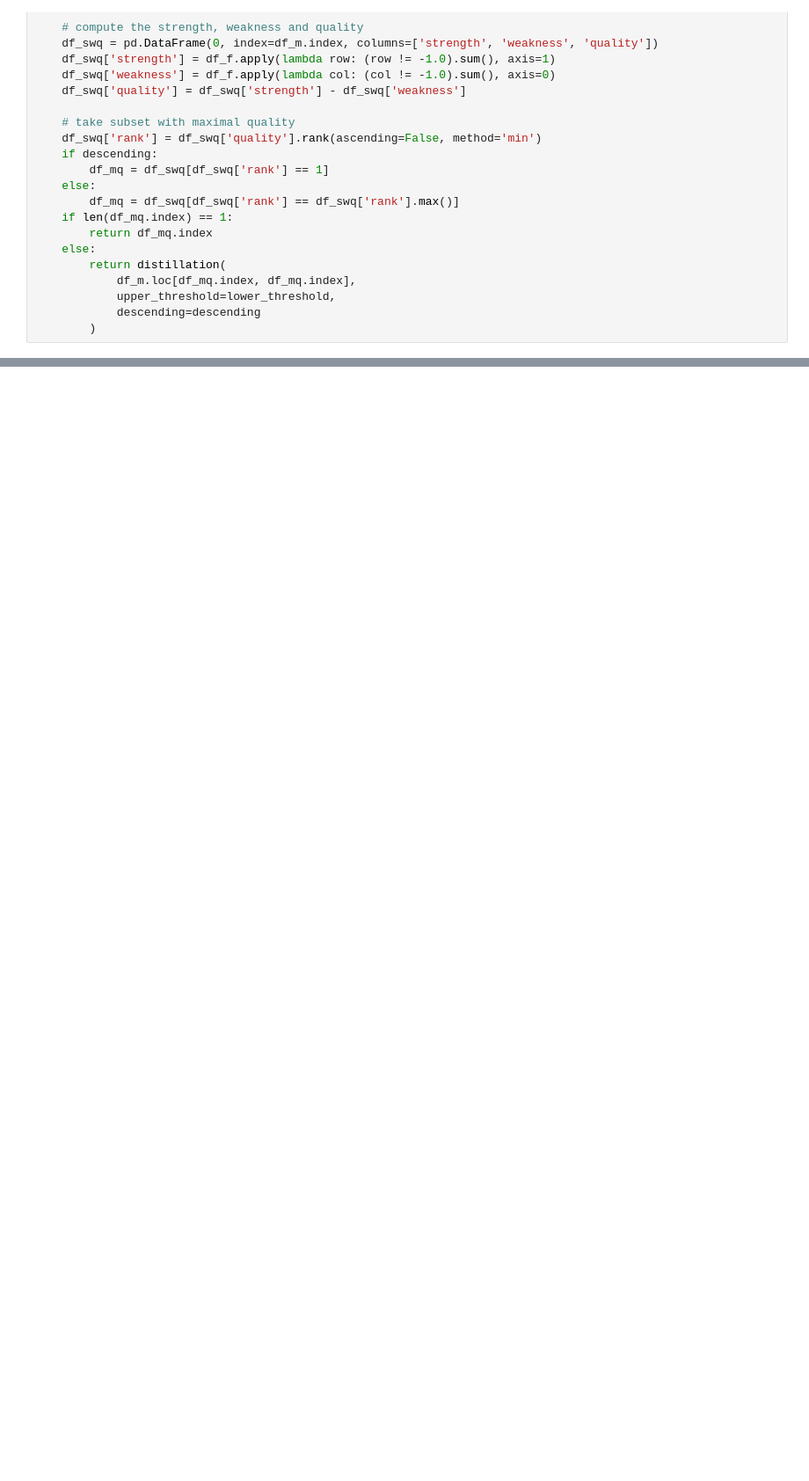
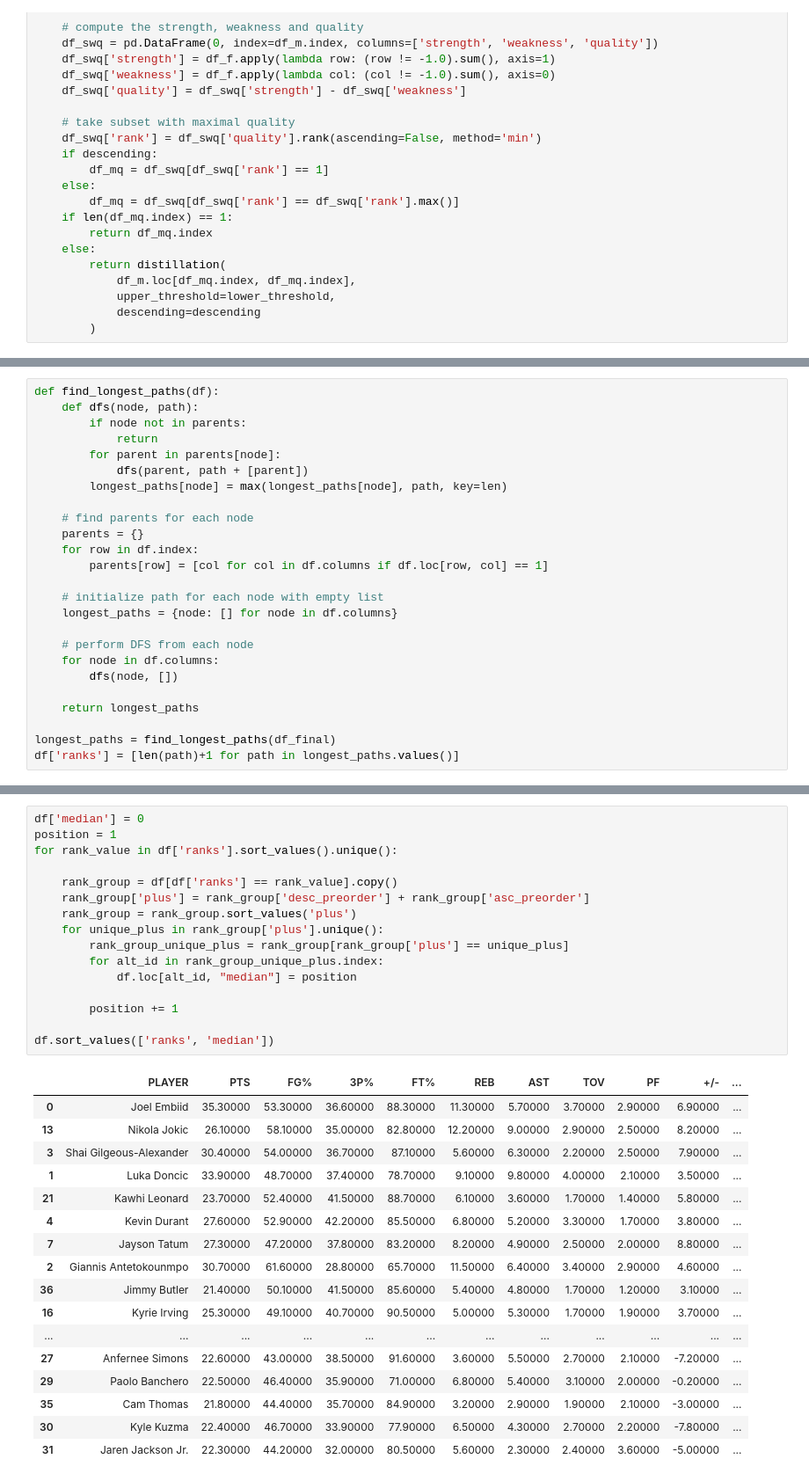
Before and after one commit to anras5/iswd, a Jupyter notebook: src/ELECTRE-PROMETHEE/electre-promethee.ipynb, the cells around one changed output, grey strips where cells are left out. Shown at 88% size. Saved outputs shown, nothing was run; the diff lists cells and outputs as text; blank space fills up the shorter version.

Commit message:
Add finding rank and median rank

```diff
--- a/src/ELECTRE-PROMETHEE/electre-promethee.ipynb
+++ b/src/ELECTRE-PROMETHEE/electre-promethee.ipynb
@@ -354,0 +347,25 @@ df_final
+# %%
+def find_longest_paths(df):
+    def dfs(node, path):
+        if node not in parents:
+            return
+        for parent in parents[node]:
+            dfs(parent, path + [parent])
+        longest_paths[node] = max(longest_paths[node], path, key=len)
+
+    # find parents for each node
+    parents = {}
+    for row in df.index:
+        parents[row] = [col for col in df.columns if df.loc[row, col] == 1]
+
+    # initialize path for each node with empty list
+    longest_paths = {node: [] for node in df.columns}
+
+    # perform DFS from each node
+    for node in df.columns:
+        dfs(node, [])
+
+    return longest_paths
+
+longest_paths = find_longest_paths(df_final)
+df['ranks'] = [len(path)+1 for path in longest_paths.values()]
@@ -354,0 +374,34 @@ df_final
+# %%
+df['median'] = 0
+position = 1
+for rank_value in df['ranks'].sort_values().unique():
+
+    rank_group = df[df['ranks'] == rank_value].copy()
+    rank_group['plus'] = rank_group['desc_preorder'] + rank_group['asc_preorder']
+    rank_group = rank_group.sort_values('plus')
+    for unique_plus in rank_group['plus'].unique():
+        rank_group_unique_plus = rank_group[rank_group['plus'] == unique_plus]
+        for alt_id in rank_group_unique_plus.index:
+            df.loc[alt_id, "median"] = position
+
+        position += 1
+
+df.sort_values(['ranks', 'median'])
+# %% [output]
+|  | PLAYER | PTS | FG% | 3P% | FT% | REB | AST | TOV | PF | +/- | ... |
+| 0 | Joel Embiid | 35.30000 | 53.30000 | 36.60000 | 88.30000 | 11.30000 | 5.70000 | 3.70000 | 2.90000 | 6.90000 | ... |
+| 13 | Nikola Jokic | 26.10000 | 58.10000 | 35.00000 | 82.80000 | 12.20000 | 9.00000 | 2.90000 | 2.50000 | 8.20000 | ... |
+| 3 | Shai Gilgeous-Alexander | 30.40000 | 54.00000 | 36.70000 | 87.10000 | 5.60000 | 6.30000 | 2.20000 | 2.50000 | 7.90000 | ... |
+| 1 | Luka Doncic | 33.90000 | 48.70000 | 37.40000 | 78.70000 | 9.10000 | 9.80000 | 4.00000 | 2.10000 | 3.50000 | ... |
+| 21 | Kawhi Leonard | 23.70000 | 52.40000 | 41.50000 | 88.70000 | 6.10000 | 3.60000 | 1.70000 | 1.40000 | 5.80000 | ... |
+| 4 | Kevin Durant | 27.60000 | 52.90000 | 42.20000 | 85.50000 | 6.80000 | 5.20000 | 3.30000 | 1.70000 | 3.80000 | ... |
+| 7 | Jayson Tatum | 27.30000 | 47.20000 | 37.80000 | 83.20000 | 8.20000 | 4.90000 | 2.50000 | 2.00000 | 8.80000 | ... |
+| 2 | Giannis Antetokounmpo | 30.70000 | 61.60000 | 28.80000 | 65.70000 | 11.50000 | 6.40000 | 3.40000 | 2.90000 | 4.60000 | ... |
+| 36 | Jimmy Butler | 21.40000 | 50.10000 | 41.50000 | 85.60000 | 5.40000 | 4.80000 | 1.70000 | 1.20000 | 3.10000 | ... |
+| 16 | Kyrie Irving | 25.30000 | 49.10000 | 40.70000 | 90.50000 | 5.00000 | 5.30000 | 1.70000 | 1.90000 | 3.70000 | ... |
+| ... | ... | ... | ... | ... | ... | ... | ... | ... | ... | ... | ... |
+| 27 | Anfernee Simons | 22.60000 | 43.00000 | 38.50000 | 91.60000 | 3.60000 | 5.50000 | 2.70000 | 2.10000 | -7.20000 | ... |
+| 29 | Paolo Banchero | 22.50000 | 46.40000 | 35.90000 | 71.00000 | 6.80000 | 5.40000 | 3.10000 | 2.00000 | -0.20000 | ... |
+| 35 | Cam Thomas | 21.80000 | 44.40000 | 35.70000 | 84.90000 | 3.20000 | 2.90000 | 1.90000 | 2.10000 | -3.00000 | ... |
+| 30 | Kyle Kuzma | 22.40000 | 46.70000 | 33.90000 | 77.90000 | 6.50000 | 4.30000 | 2.70000 | 2.20000 | -7.80000 | ... |
+| 31 | Jaren Jackson Jr. | 22.30000 | 44.20000 | 32.00000 | 80.50000 | 5.60000 | 2.30000 | 2.40000 | 3.60000 | -5.00000 | ... |
```
Also changed, not shown: parts of 7 cells of this notebook.
